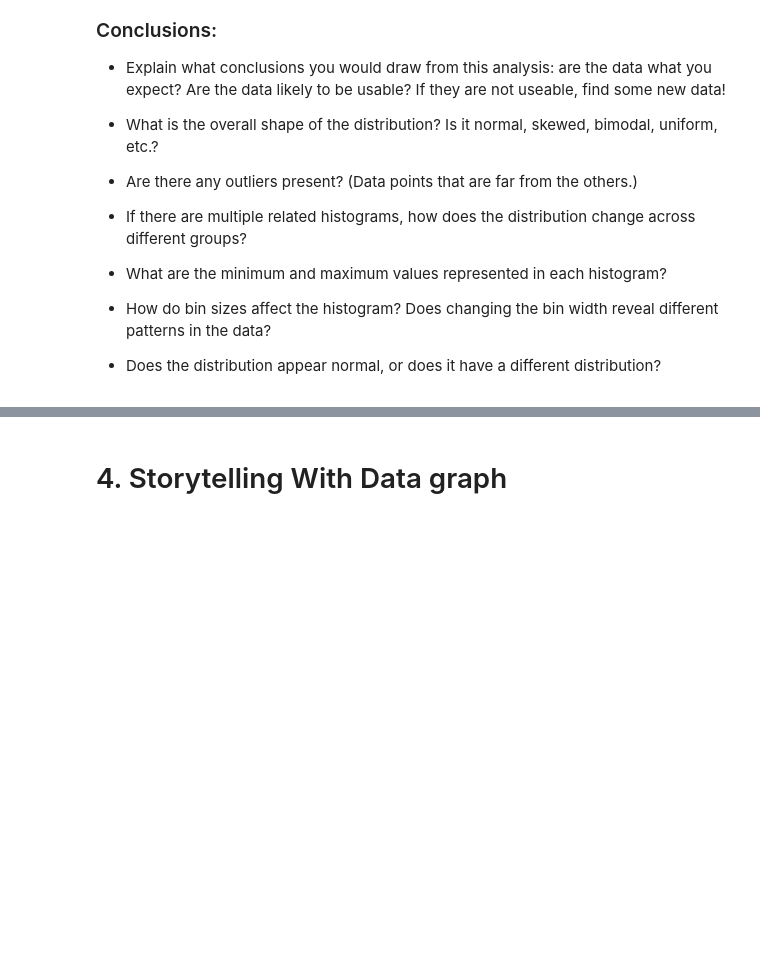
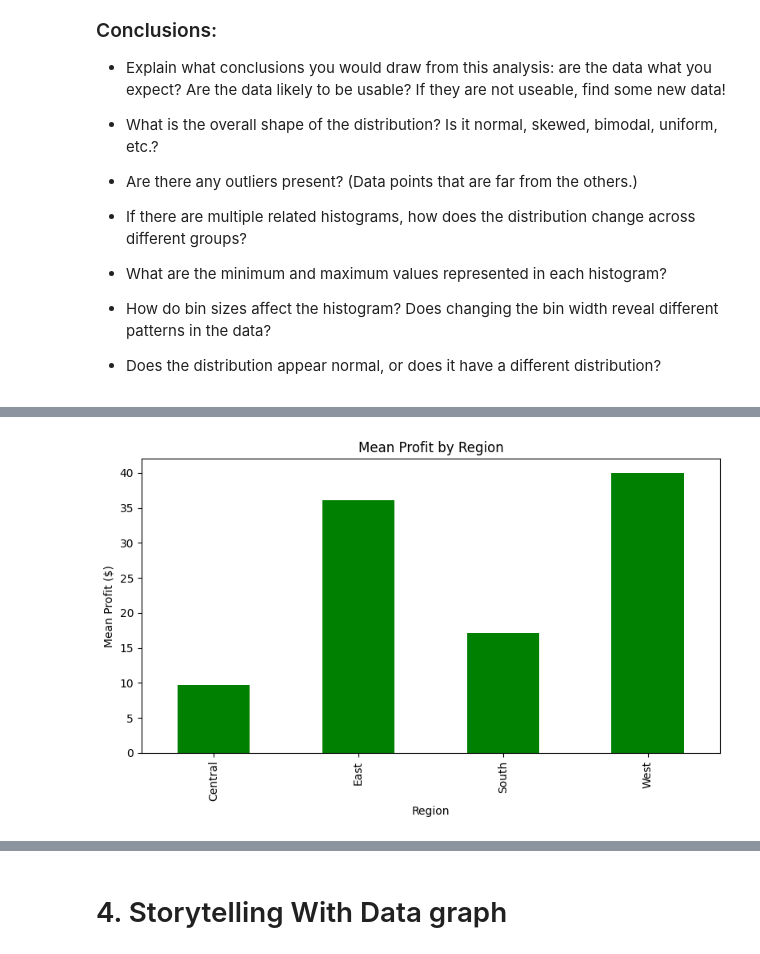
Before and after one commit to Haleymussary00/Module-B-semester-2, a Jupyter notebook: Week4.ipynb, the cells around one changed output, grey strips where cells are left out. Cells and saved outputs as stored; diff of their text form; code cells hidden in the pictures; blank space fills up the shorter version.

```diff
--- a/Week4.ipynb
+++ b/Week4.ipynb
@@ -100,0 +190,4 @@ ecommerce_data.head()
+# %%
+# Make a df with only the meaningful numeric columns and the Region column for analysis
+ecommerce_data_num = ecommerce_data[['Sales', 'Quantity', 'Discount', 'Profit', 'Region']]
+ecommerce_data_num
@@ -100,0 +218,12 @@ ecommerce_data.head()
+# %%
+# Plot the mean Profit for each Region
+mean_profit = ecommerce_data_num.groupby('Region')['Profit'].mean()
+plt.figure(figsize=(8,5))
+mean_profit.plot(kind='bar', color='green')
+plt.title("Mean Profit by Region")
+plt.xlabel("Region")
+plt.ylabel("Mean Profit ($)")
+plt.tight_layout()
+plt.show()
+# %% [output]
+[figure, added]
```
Also changed, not shown: parts of 22 cells of this notebook.
